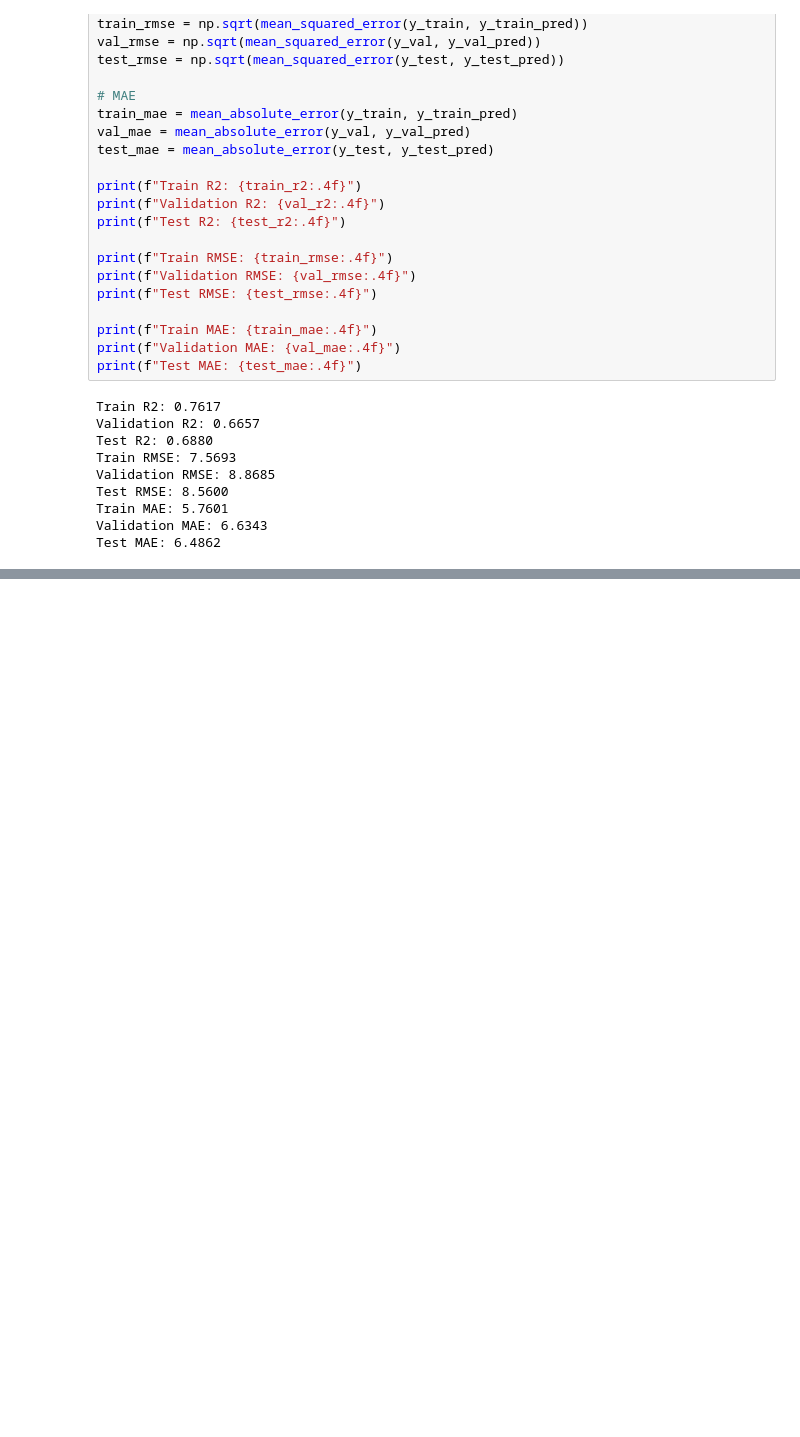
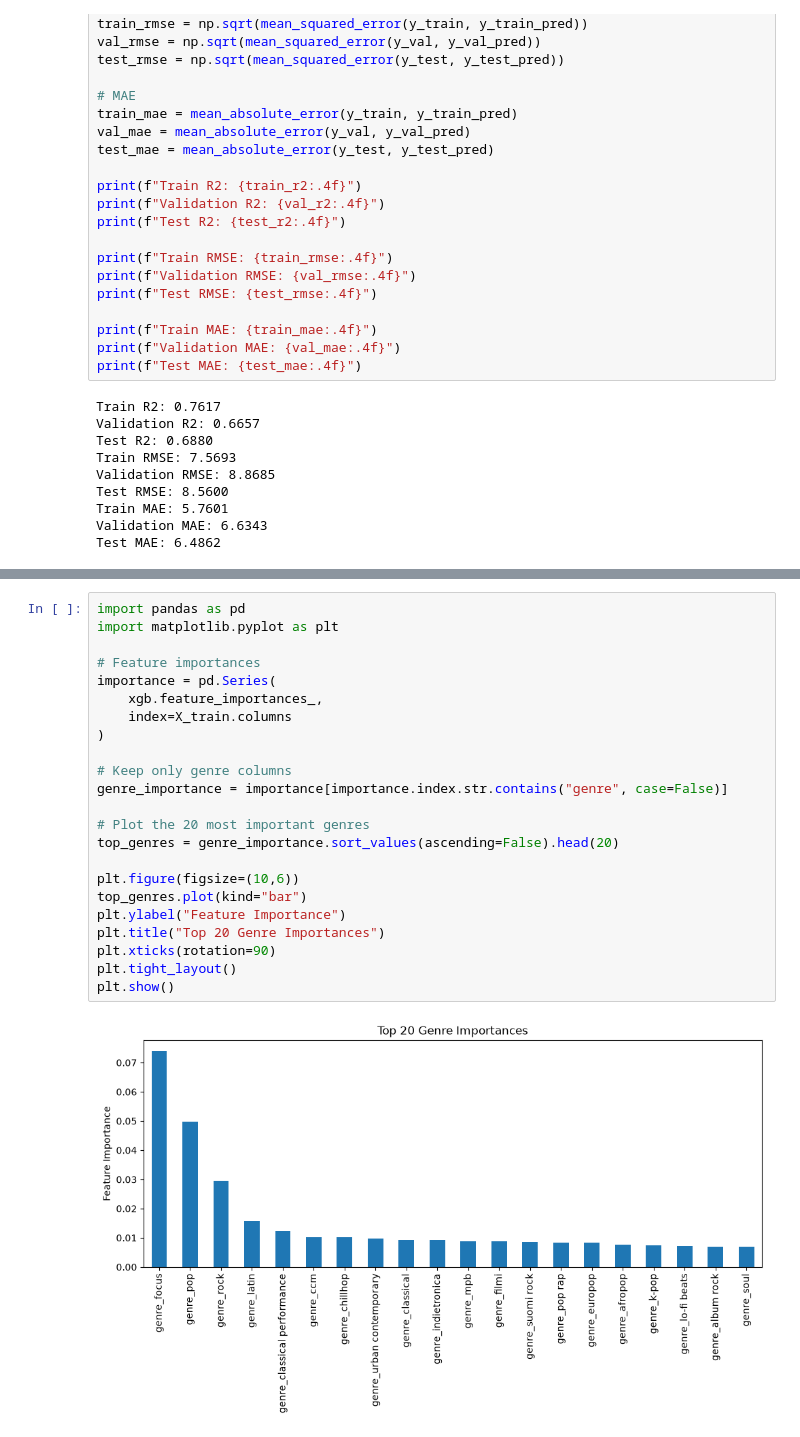
Before and after one commit to sparkyyyhd-bu/bu-rise-music, a Jupyter notebook: src/training/traditional_ML/legacy/artists_xgboost.ipynb, the cells around one changed output, grey strips where cells are left out. Cells and saved outputs as stored; diff of their text form; blank space fills up the shorter version.

```diff
--- a/src/training/traditional_ML/legacy/artists_xgboost.ipynb
+++ b/src/training/traditional_ML/legacy/artists_xgboost.ipynb
@@ -185,0 +225,25 @@ Test MAE: 6.4862
+# %%
+import pandas as pd
+import matplotlib.pyplot as plt
+
+# Feature importances
+importance = pd.Series(
+    xgb.feature_importances_,
+    index=X_train.columns
+)
+
+# Keep only genre columns
+genre_importance = importance[importance.index.str.contains("genre", case=False)]
+
+# Plot the 20 most important genres
+top_genres = genre_importance.sort_values(ascending=False).head(20)
+
+plt.figure(figsize=(10,6))
+top_genres.plot(kind="bar")
+plt.ylabel("Feature Importance")
+plt.title("Top 20 Genre Importances")
+plt.xticks(rotation=90)
+plt.tight_layout()
+plt.show()
+# %% [output]
+[figure, added]
```
Also changed, not shown: parts of 1 cell of this notebook.
